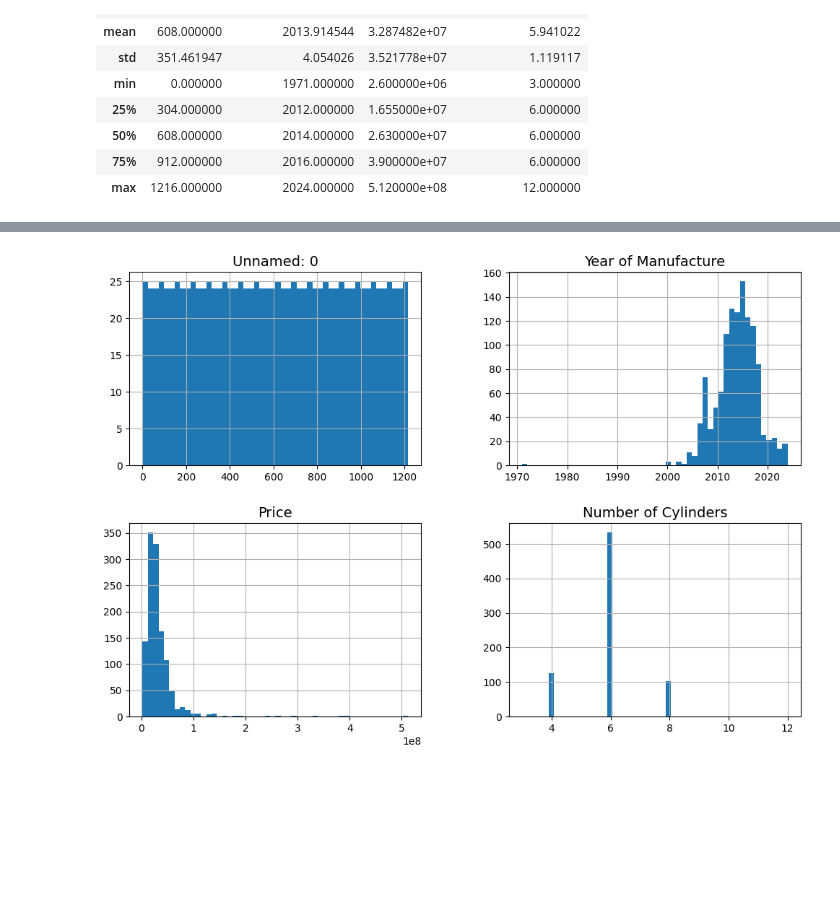
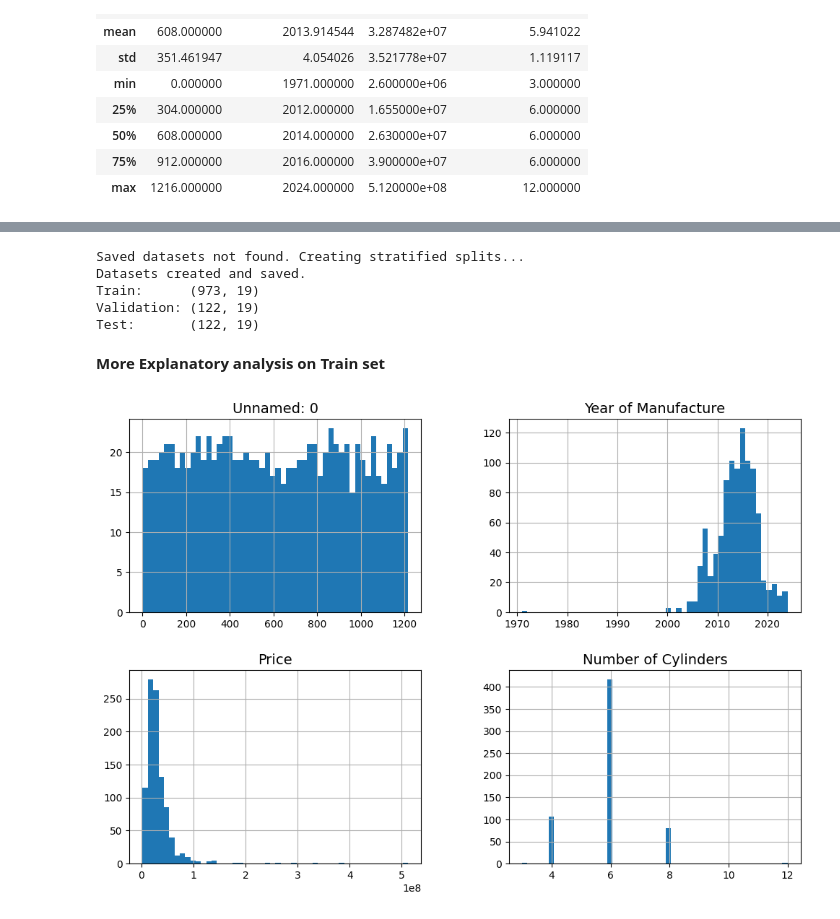
Before and after one commit to starsyntaxx/30_days_of_Machine_Learning, a Jupyter notebook: 01_eda.ipynb, the cells around one changed output, grey strips where cells are left out. Drawn from its saved outputs; the diff is of its cells as text; code cells hidden in the pictures; blank space fills up the shorter version.

```diff
--- a/01_eda.ipynb
+++ b/01_eda.ipynb
@@ -71,16 +198,52 @@ memory usage: 180.8+ KB
+# %%
+
+from pathlib import Path
+import pandas as pd
+
+processed_dir = Path("data/processed")
+
+train_path = processed_dir / "train.csv"
+validation_path = processed_dir / "validation.csv"
+test_path = processed_dir / "test.csv"
+
+
+if train_path.exists() and validation_path.exists() and test_path.exists():
+
+    print("Existing datasets found. Loading them...")
+
+    train_set = pd.read_csv(train_path)
+    validation_set = pd.read_csv(validation_path)
+    test_set = pd.read_csv(test_path)
+
+else:
+
+    print("Saved datasets not found. Creating stratified splits...")
+
+    train_set, validation_set, test_set = create_stratified_splits(
+        car_df,
+        output_dir=processed_dir
+    )
+# %% [output]
+Saved datasets not found. Creating stratified splits...
+Datasets created and saved.
+Train:      (973, 19)
+Validation: (122, 19)
+Test:       (122, 19)
+# %% [markdown]
+**More Explanatory analysis on Train set**
 # %%
 import matplotlib.pyplot as plt
 # %%
 plt.rc('font', size=14)
 plt.rc('axes', labelsize=14, titlesize=14)
 plt.rc('legend', fontsize=14)
 plt.rc('xtick', labelsize=10)
 plt.rc('ytick', labelsize=10)
 
-car_df.hist(bins=50, figsize=(12, 8))
+train_set.hist(bins=50, figsize=(12, 8))
 plt.show()
 # %% [output]
-[figure, old version]
+[figure, new version]
 # %%
 
 categorical_cols = [
```
Also changed, not shown: parts of 4 cells of this notebook.
